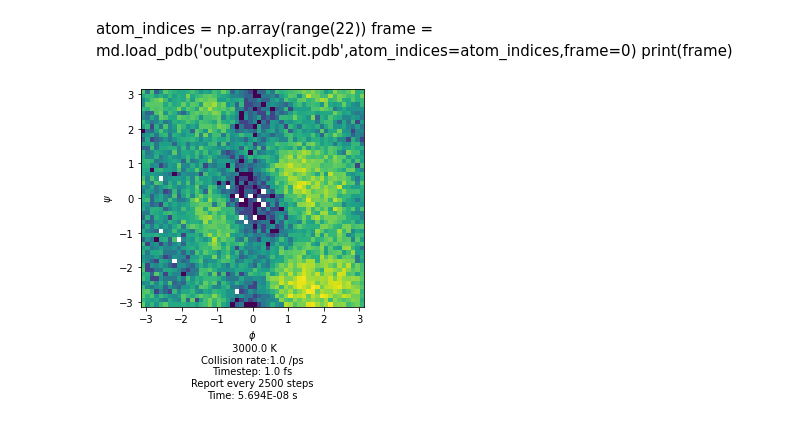
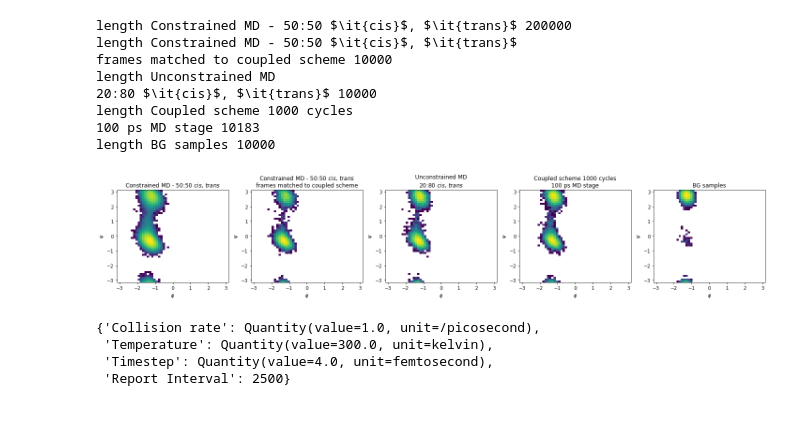
Before and after one commit to michellab/bgflow, a Jupyter notebook: BGflow_examples/Ramachandranplot.ipynb, the cells around one changed output. Saved outputs shown, nothing was run; the diff lists cells and outputs as text; code cells hidden in the pictures.

```diff
--- a/BGflow_examples/Ramachandranplot.ipynb
+++ b/BGflow_examples/Ramachandranplot.ipynb
@@ -8,16 +9,14 @@ from matplotlib.colors import LogNorm
-# %%
-fname = '3000K'
-# %%
-traj = md.load(f'{fname}.dcd', top='ala2_fromURL.pdb')
-# %% [markdown]
-
-atom_indices = np.array(range(22))
-frame = md.load_pdb('outputexplicit.pdb',atom_indices=atom_indices,frame=0)
-print(frame)
 # %%
-def compute_phi_psi(trajectory):
+def compute_phi_psi_ala2(trajectory):
     phi_atoms = [4, 6, 8, 14]
     phi = md.compute_dihedrals(trajectory, indices=[phi_atoms])[:, 0]
     psi_atoms = [6, 8, 14, 16]
     psi = md.compute_dihedrals(trajectory, indices=[psi_atoms])[:, 0]
     return phi, psi
+# %%
+def compute_phi_psi_pro(trajectory):
+    phi_atoms = [4,6,7,9]
+    phi = md.compute_dihedrals(trajectory, indices=[phi_atoms])[:, 0]
+    psi_atoms = [6,7,9,24]
+    psi = md.compute_dihedrals(trajectory, indices=[psi_atoms])[:, 0]
+    return phi, psi
@@ -24,8 +101,36 @@ def compute_phi_psi(trajectory):
+# %%
+#example - figure 18C-F in thesis
+
+fig, axes = plt.subplots(1,5,figsize=(20,4))
+
+plot_phi_psi(axes[0], 'joined_pro_300K_noconstr', 'Constrained MD - 50:50 $\it{cis}$, $\it{trans}$', molecule='pro')
+plot_phi_psi(axes[1], 'joined_pro_300K_noconstr', 'Constrained MD - 50:50 $\it{cis}$, $\it{trans}$\nframes matched to coupled scheme', molecule='pro', stride=20)
+plot_phi_psi(axes[2], 'trans80_cis20_300K_noconstr', 'Unconstrained MD\n20:80 $\it{cis}$, $\it{trans}$', molecule='pro', stride=10)
+plot_phi_psi(axes[3], 'coupled_pro_300K_100psMD', 'Coupled scheme 1000 cycles\n100 ps MD stage', molecule='pro')
+plot_phi_psi(axes[4], 'unconstrainedMD_300K_2_samplestraj', 'BG samples', molecule='pro')
+
+plt.tight_layout()
+#plt.text()
+#plt.savefig(f'vary_temp/{fname}.png', bbox_inches="tight")
+#plt.close()
+# %% [output]
+length Constrained MD - 50:50 $\it{cis}$, $\it{trans}$ 200000
+length Constrained MD - 50:50 $\it{cis}$, $\it{trans}$
+frames matched to coupled scheme 10000
+length Unconstrained MD
+20:80 $\it{cis}$, $\it{trans}$ 10000
+length Coupled scheme 1000 cycles
+100 ps MD stage 10183
+length BG samples 10000
+[figure, added]
 # %%
 import pickle
-pickleFile = open(f'parameters/parameters{fname}.pkl','rb')
-parametersdict = pickle.load(pickleFile)
-temp = parametersdict['Temperature']
-coll_rate = parametersdict['Collision rate']
-timestep = parametersdict['Timestep']
-reportInterval = parametersdict['Report Interval']
+
+pickleFile = open('Alanine_dipeptide/parameters300K.pkl','rb')
+
+pickle.load(pickleFile)
+# %% [output]
+{'Collision rate': Quantity(value=1.0, unit=/picosecond),
+ 'Temperature': Quantity(value=300.0, unit=kelvin),
+ 'Timestep': Quantity(value=4.0, unit=femtosecond),
+ 'Report Interval': 2500}
@@ -56,9 +136,0 @@ def plot_phi_psi(ax, trajectory):
-# %%
-fig, ax = plt.subplots(figsize=(4,4))
-
-plot_phi_psi(ax, traj)
-#plt.text()
-plt.savefig(f'vary_temp/{fname}.png', bbox_inches="tight")
-#plt.close()
-# %% [output]
-[figure, removed]
```
Also changed, not shown: parts of 6 cells of this notebook.
